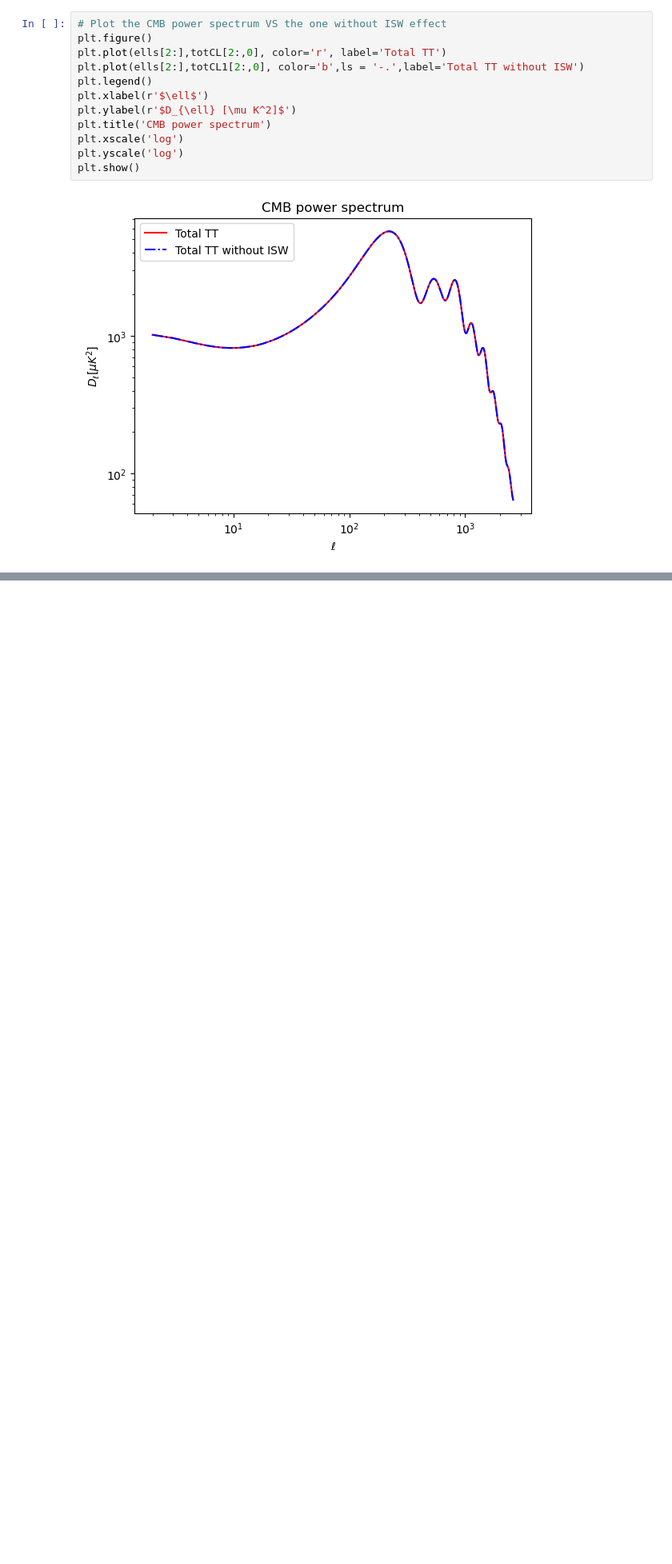
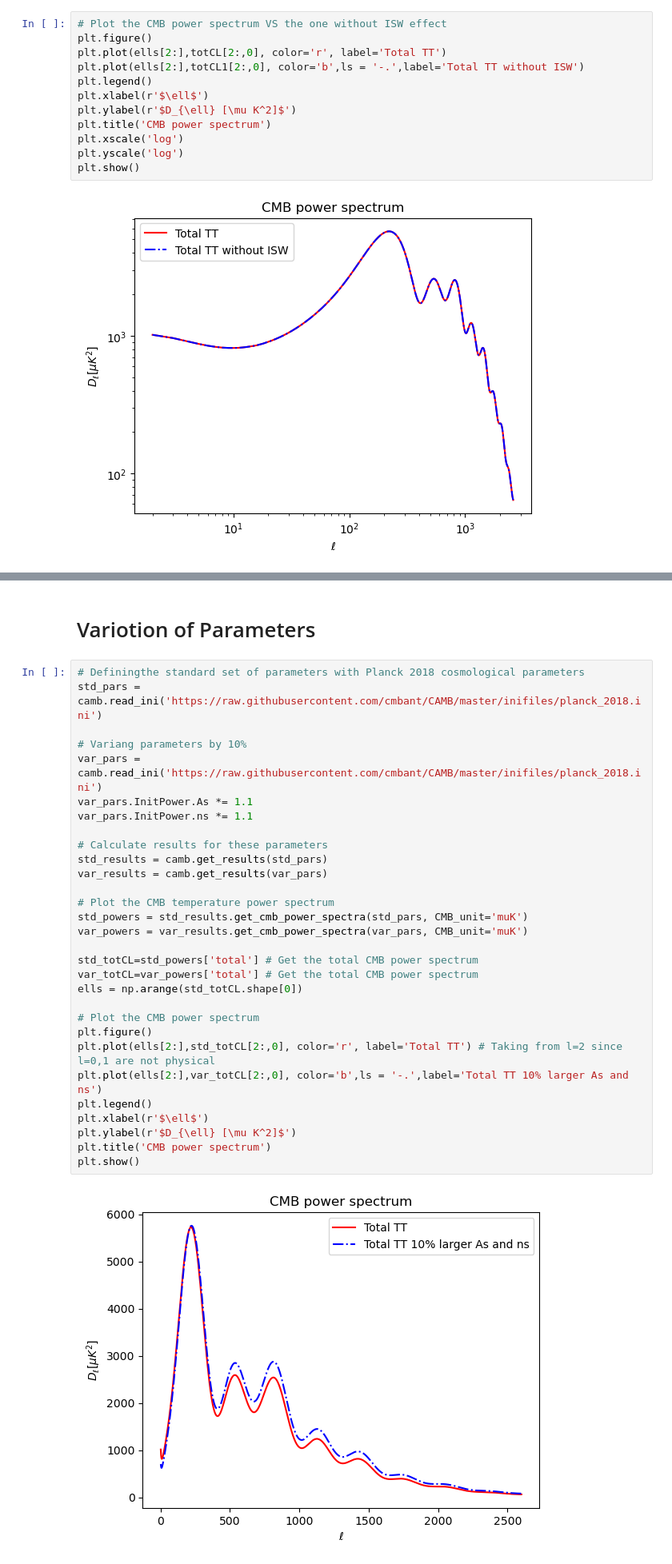
Before and after one commit to GenovaCosmology/AstroCosmoComputational, a Jupyter notebook: Students/Gabriele_Russo/CosmicStructures/Week6/ex1.ipynb, the cells around one changed output, grey strips where cells are left out. Shown at 80% size. Saved outputs shown, nothing was run; the diff lists cells and outputs as text; blank space fills up the shorter version.

```diff
--- a/Students/Gabriele_Russo/CosmicStructures/Week6/ex1.ipynb
+++ b/Students/Gabriele_Russo/CosmicStructures/Week6/ex1.ipynb
@@ -125,0 +129,34 @@ NameError: name 'source_term' is not defined
+# %% [markdown]
+# Variotion of Parameters
+# %%
+# Definingthe standard set of parameters with Planck 2018 cosmological parameters
+std_pars = camb.read_ini('https://raw.githubusercontent.com/cmbant/CAMB/master/inifiles/planck_2018.ini')
+
+# Variang parameters by 10%
+var_pars = camb.read_ini('https://raw.githubusercontent.com/cmbant/CAMB/master/inifiles/planck_2018.ini')
+var_pars.InitPower.As *= 1.1
+var_pars.InitPower.ns *= 1.1
+
+# Calculate results for these parameters
+std_results = camb.get_results(std_pars)
+var_results = camb.get_results(var_pars)
+
+# Plot the CMB temperature power spectrum
+std_powers = std_results.get_cmb_power_spectra(std_pars, CMB_unit='muK')
+var_powers = var_results.get_cmb_power_spectra(var_pars, CMB_unit='muK')
+
+std_totCL=std_powers['total'] # Get the total CMB power spectrum
+var_totCL=var_powers['total'] # Get the total CMB power spectrum
+ells = np.arange(std_totCL.shape[0])
+
+# Plot the CMB power spectrum
+plt.figure()
+plt.plot(ells[2:],std_totCL[2:,0], color='r', label='Total TT') # Taking from l=2 since l=0,1 are not physical
+plt.plot(ells[2:],var_totCL[2:,0], color='b',ls = '-.',label='Total TT 10% larger As and ns')
+plt.legend()
+plt.xlabel(r'$\ell$')
+plt.ylabel(r'$D_{\ell} [\mu K^2]$')
+plt.title('CMB power spectrum')
+plt.show()
+# %% [output]
+[figure, added]
```
Also changed, not shown: parts of 10 cells of this notebook.
